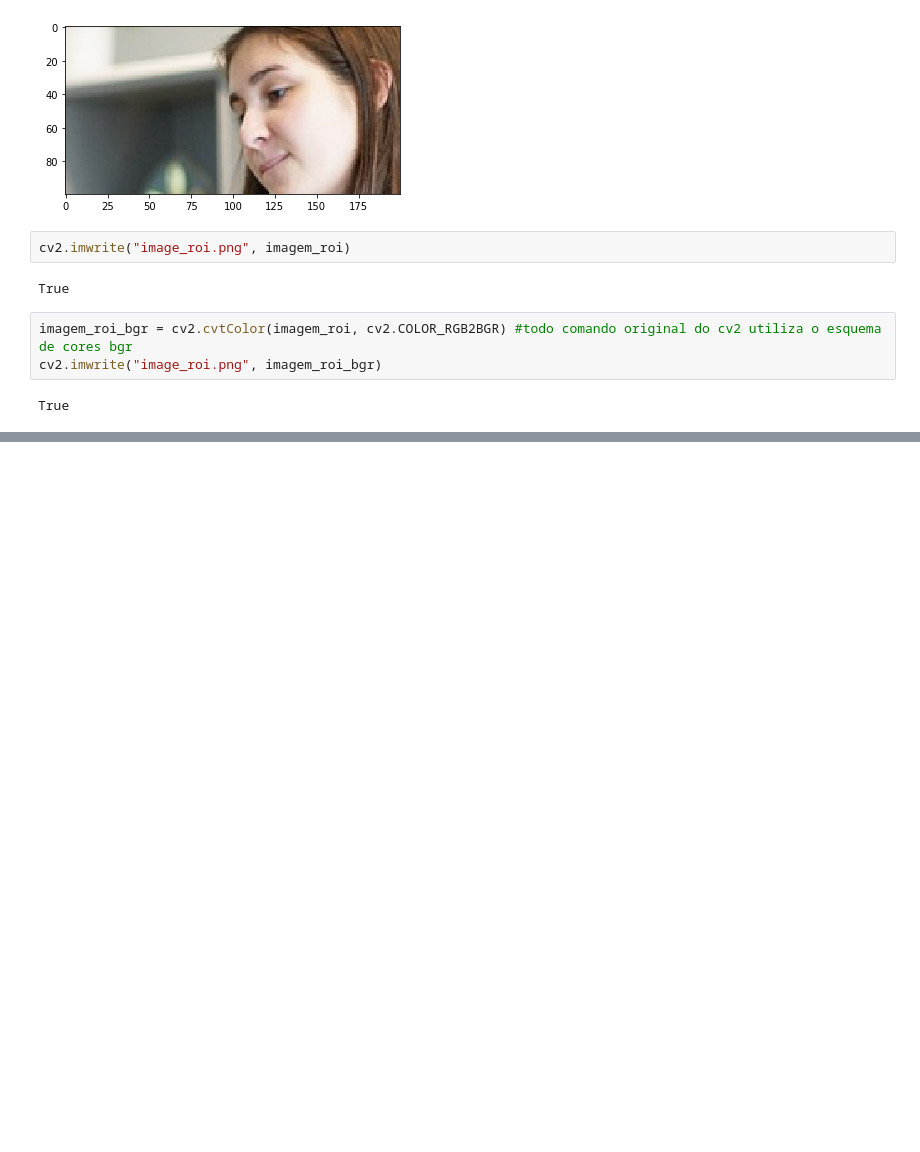
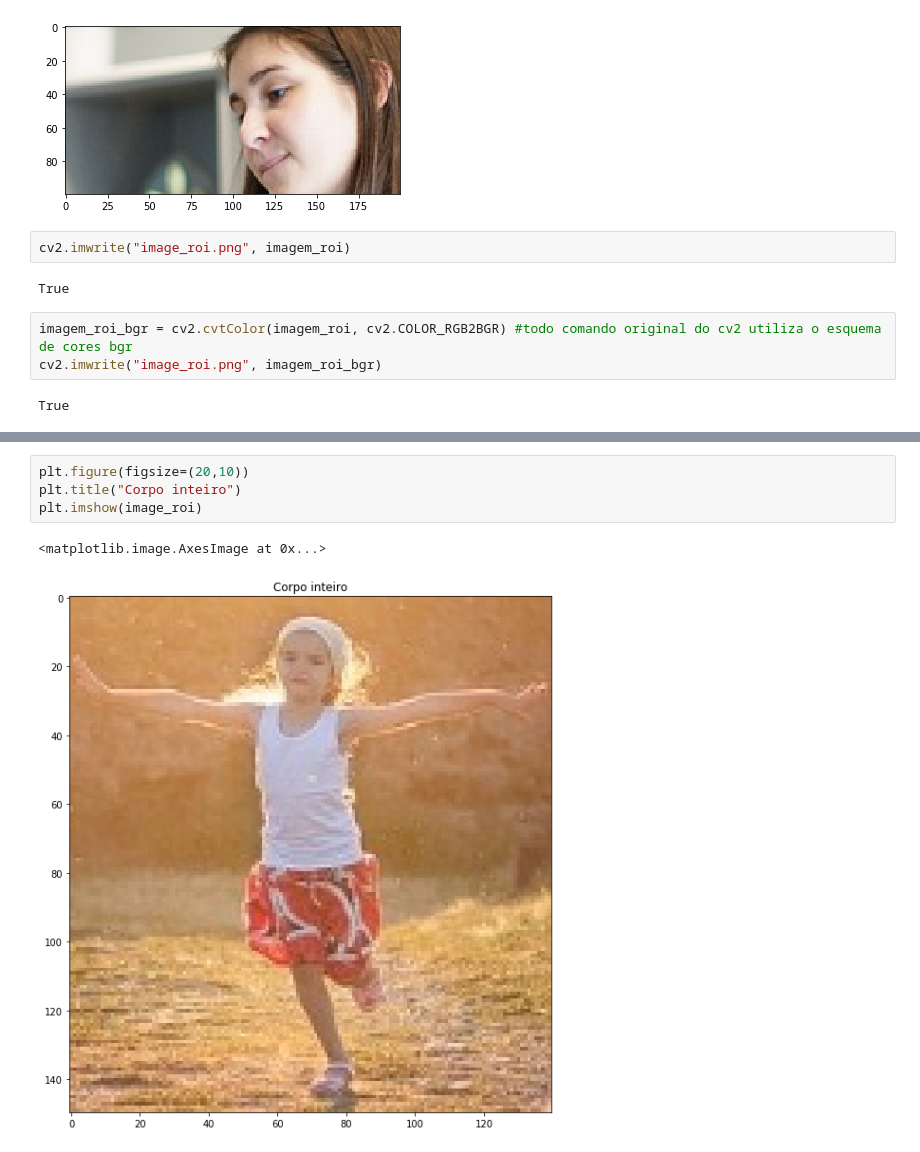
Before and after one commit to bruno-negreiros/alura-classificacao-de-faces, a Jupyter notebook: Análise e Classificação de Faces - Visão Computacional com OpenCV.ipynb, the cells around one changed output, grey strips where cells are left out. Drawn from its saved outputs; the diff is of its cells as text; blank space fills up the shorter version.

```diff
--- a/Análise e Classificação de Faces - Visão Computacional com OpenCV.ipynb
+++ b/Análise e Classificação de Faces - Visão Computacional com OpenCV.ipynb
@@ -64,0 +78,7 @@ True
+# %%
+plt.figure(figsize=(20,10))
+plt.title("Corpo inteiro")
+plt.imshow(image_roi)
+# %% [output]
+<matplotlib.image.AxesImage at 0x...>
+[figure, added]
```
Also changed, not shown: parts of 4 cells of this notebook, 1 other file.
